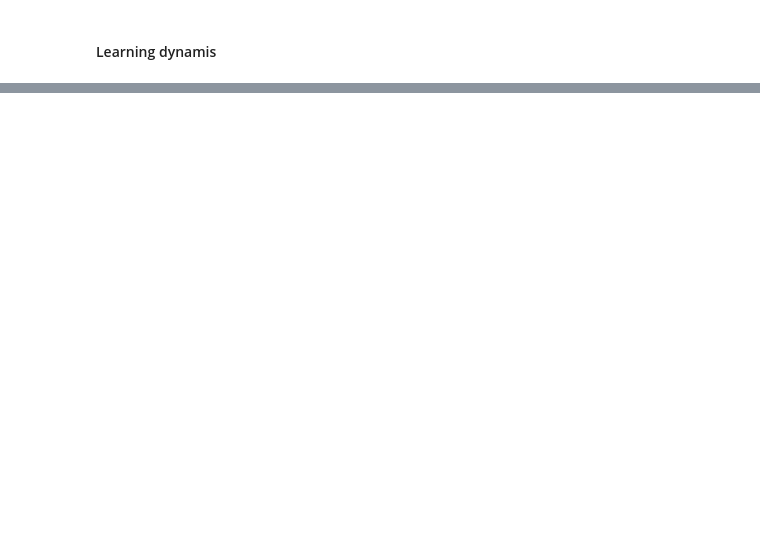
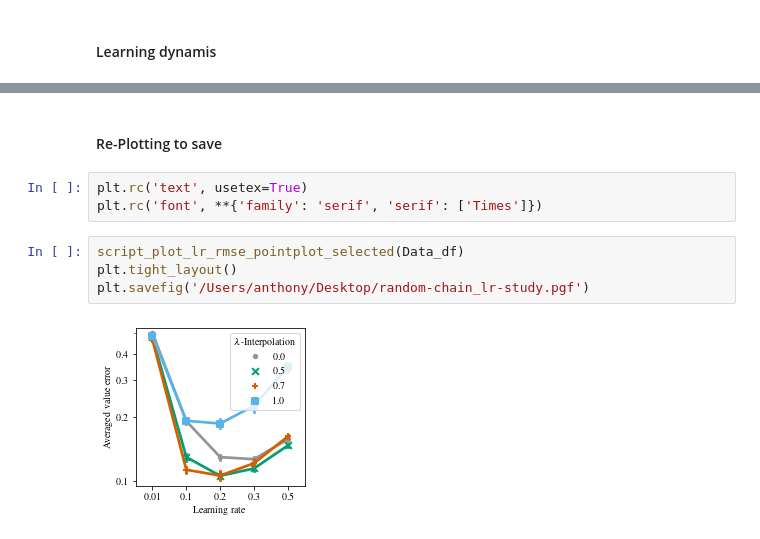
Before and after one commit to im-ant/sr-return, a Jupyter notebook: analysis/linear/2021-01-30_193239_random-chain_RMSE.ipynb, the cells around one changed output, grey strips where cells are left out. Saved outputs shown, nothing was run; the diff lists cells and outputs as text; blank space fills up the shorter version.

```diff
--- a/analysis/linear/2021-01-30_193239_random-chain_RMSE.ipynb
+++ b/analysis/linear/2021-01-30_193239_random-chain_RMSE.ipynb
@@ -442,0 +581,11 @@ script_plt_learning_over_epis(Data_df, avg_best_param_df)
+# %% [markdown]
+#### Re-Plotting to save
+# %%
+plt.rc('text', usetex=True)
+plt.rc('font', **{'family': 'serif', 'serif': ['Times']})
+# %%
+script_plot_lr_rmse_pointplot_selected(Data_df)
+plt.tight_layout()
+plt.savefig('/Users/anthony/Desktop/random-chain_lr-study.pgf')
+# %% [output]
+[figure, added]
```
Also changed, not shown: parts of 10 cells of this notebook, 1 other file.
